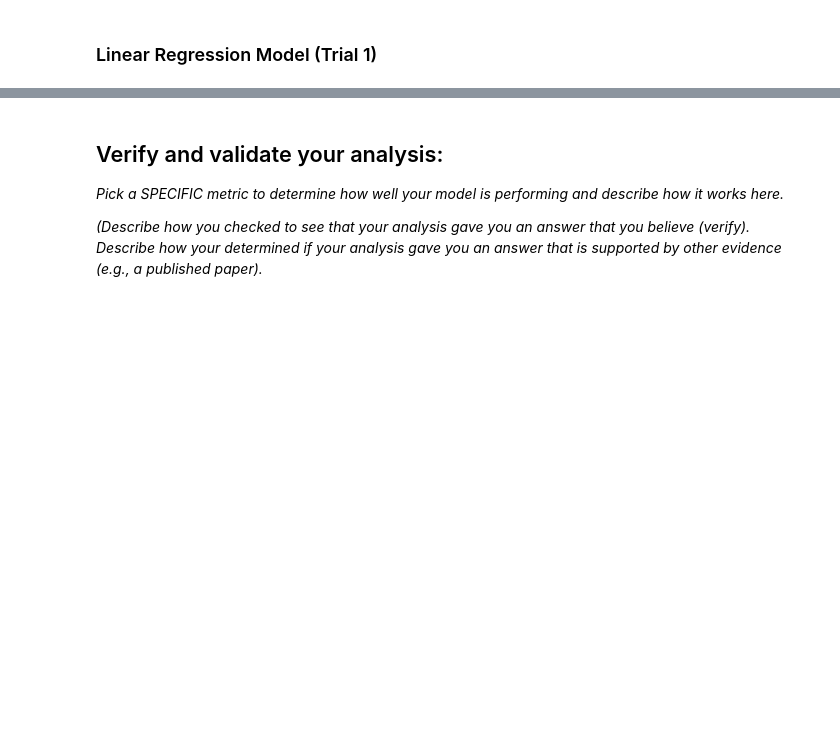
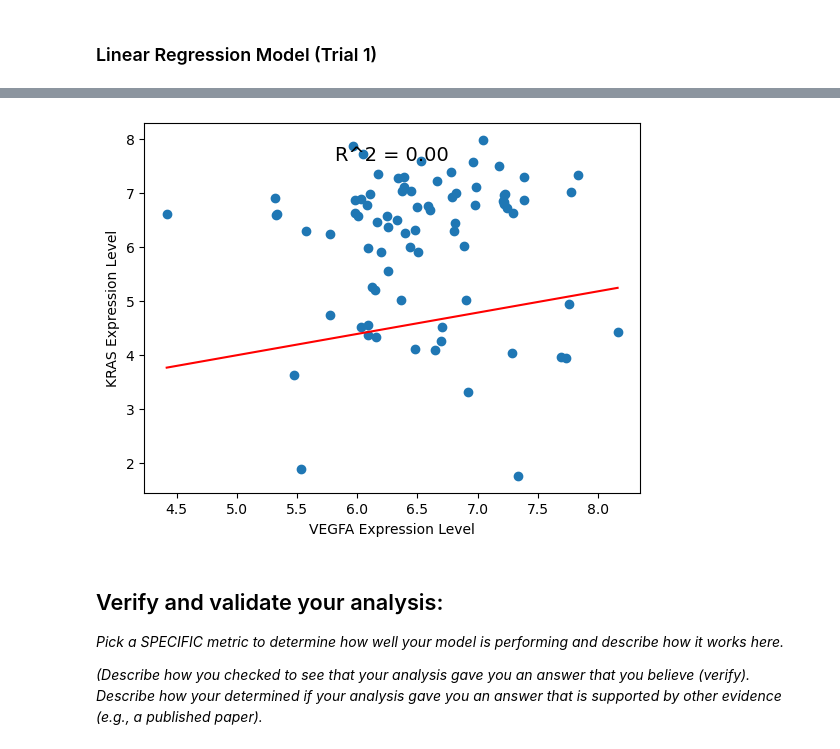
Before and after one commit to ReaganOswald/Module-4-Cancer, a Jupyter notebook: code/Module 4 Template.ipynb, the cells around one changed output, grey strips where cells are left out. Cells and saved outputs as stored; diff of their text form; code cells hidden in the pictures; blank space fills up the shorter version.

```diff
--- a/code/Module 4 Template.ipynb
+++ b/code/Module 4 Template.ipynb
@@ -291,3 +355,34 @@ Linear Regression optimizes the Mean Squared Error (MSE) between predicted and a
+# %%
+# regression 3 - VEGFA vs TP53
+
+x3_val = []
+y3_val = []
+
+for value in x_df['VEGFA']:
+    x3_val.append(value)
+
+for value in y_df['TP53']:
+    y3_val.append(value)
+
+
+x3 = np.array(x3_val).reshape(-1,1)
+y3 = np.array(y3_val)
+
+min_x3 = min(x3)
+max_x3 = max(x3)
+
+regression3 = LinearRegression().fit(x3,y3)
+
+x_test = np.linspace(min_x3, max_x3 ,100).reshape(-1,1)
+y_test = regression2.predict(x_test)
+plt.scatter(x3,y3)
+plt.plot(x_test, y_test, color='red')
+plt.xlabel("VEGFA Expression Level")
+plt.ylabel("KRAS Expression Level")
+plt.annotate("R^2 = {:.2f}".format(regression3.score(x3,y3)),xy=(0.5,0.9),xycoords='axes fraction',fontsize=14,ha='center')
+plt.show()
+# %% [output]
+[figure, added]
 # %% [markdown]
 ## Verify and validate your analysis:
 *Pick a SPECIFIC metric to determine how well your model is performing and describe how it works here.*
```
Also changed, not shown: parts of 3 cells of this notebook, 1 other file.
